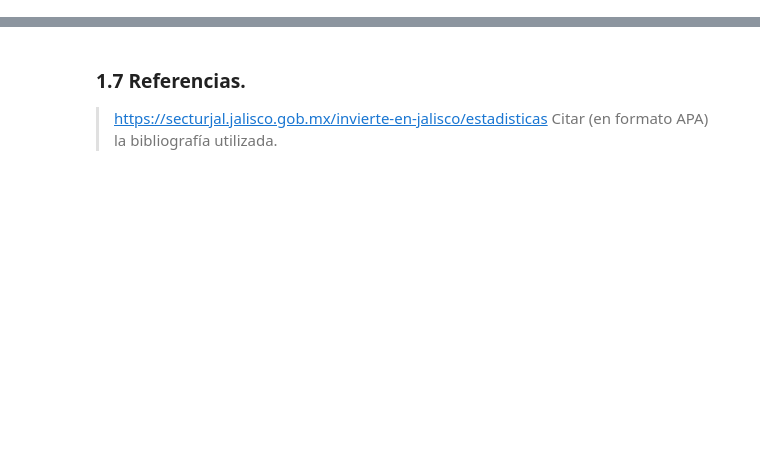
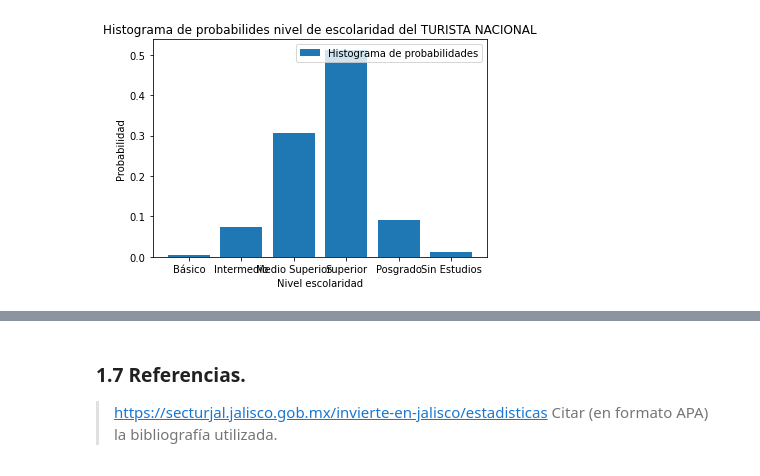
Before and after one commit to ariadnagalindom/Proyecto_GIMontoya_ADGalindo, a Jupyter notebook: PRoyecto_GIMontoya_ADGalindo.ipynb, the cells around one changed output, grey strips where cells are left out. Cells and saved outputs as stored; diff of their text form; code cells hidden in the pictures; blank space fills up the shorter version.

```diff
--- a/PRoyecto_GIMontoya_ADGalindo.ipynb
+++ b/PRoyecto_GIMontoya_ADGalindo.ipynb
@@ -190,0 +146,9 @@ TypeError: ufunc 'isnan' not supported for the input types, and the inputs could
+# %%
+plt.bar(nac_school.index,nac_school.AMG, label='Histograma de probabilidades')
+plt.xlabel('Nivel escolaridad')
+plt.ylabel('Probabilidad')
+plt.title('Histograma de probabilides nivel de escolaridad del TURISTA NACIONAL')
+plt.legend()
+plt.show()
+# %% [output]
+[figure, added]
```
Also changed, not shown: parts of 15 cells of this notebook, 1 other file.
